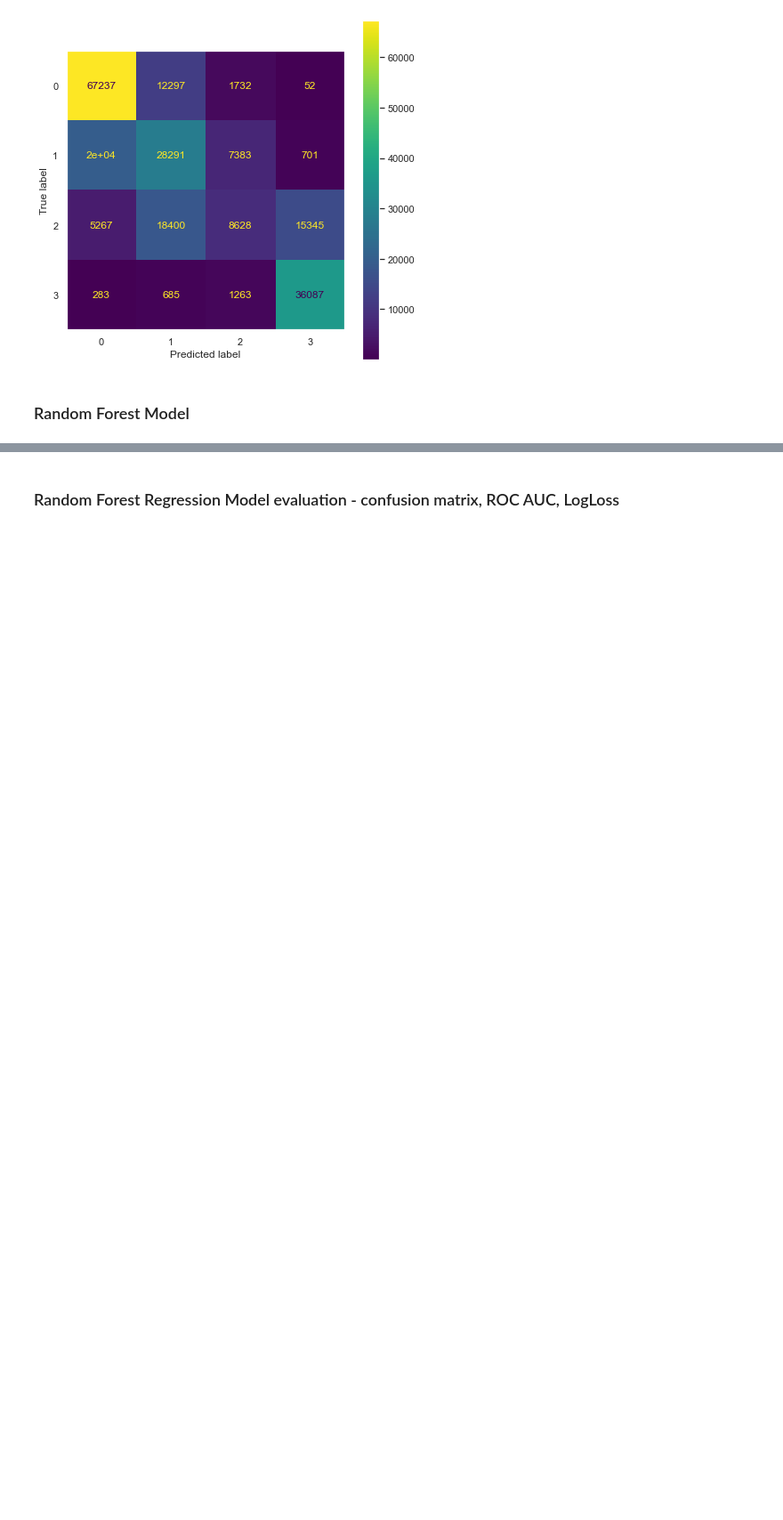
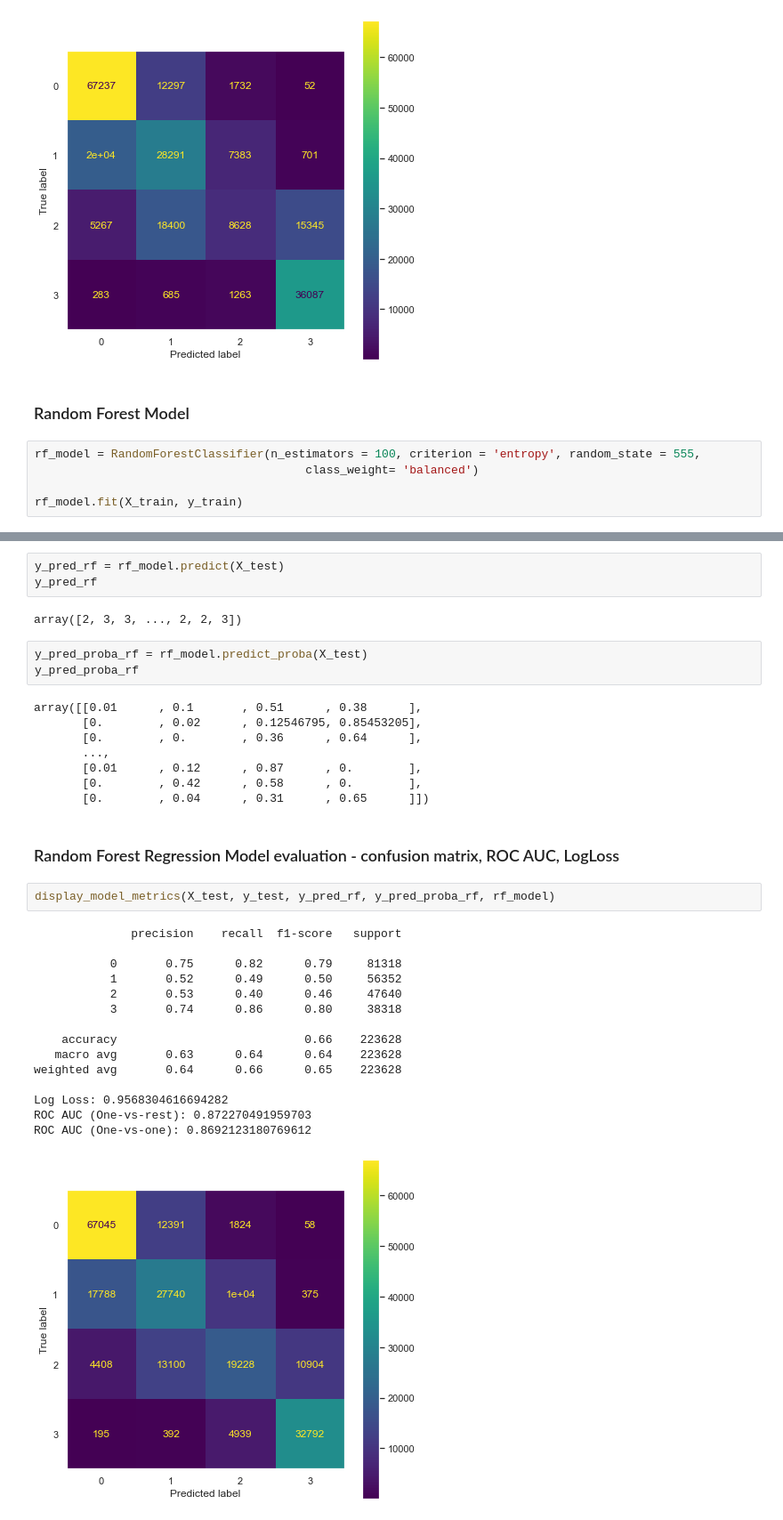
Before and after one commit to LiyanaRoslie/google-apps-ml, a Jupyter notebook: Playstore-ML.ipynb, the cells around one changed output, grey strips where cells are left out. Shown at 89% size. Drawn from its saved outputs; the diff is of its cells as text; blank space fills up the shorter version.

Commit message:
added until gradient boosting model

```diff
--- a/Playstore-ML.ipynb
+++ b/Playstore-ML.ipynb
@@ -932,3 +933,8 @@ ROC AUC (One-vs-one): 0.8468481999286217
 [figure]
 # %% [markdown]
 ### Random Forest Model
+# %%
+rf_model = RandomForestClassifier(n_estimators = 100, criterion = 'entropy', random_state = 555,
+                                       class_weight= 'balanced')
+
+rf_model.fit(X_train, y_train)
@@ -935,2 +944,36 @@ ROC AUC (One-vs-one): 0.8468481999286217
+# %%
+y_pred_rf = rf_model.predict(X_test)
+y_pred_rf
+# %% [output]
+array([2, 3, 3, ..., 2, 2, 3])
+# %%
+y_pred_proba_rf = rf_model.predict_proba(X_test)
+y_pred_proba_rf
+# %% [output]
+array([[0.01      , 0.1       , 0.51      , 0.38      ],
+       [0.        , 0.02      , 0.12546795, 0.85453205],
+       [0.        , 0.        , 0.36      , 0.64      ],
+       ...,
+       [0.01      , 0.12      , 0.87      , 0.        ],
+       [0.        , 0.42      , 0.58      , 0.        ],
+       [0.        , 0.04      , 0.31      , 0.65      ]])
 # %% [markdown]
 ### Random Forest Regression Model evaluation - confusion matrix, ROC AUC, LogLoss
+# %%
+display_model_metrics(X_test, y_test, y_pred_rf, y_pred_proba_rf, rf_model)
+# %% [output]
+              precision    recall  f1-score   support
+
+           0       0.75      0.82      0.79     81318
+           1       0.52      0.49      0.50     56352
+           2       0.53      0.40      0.46     47640
+           3       0.74      0.86      0.80     38318
+
+    accuracy                           0.66    223628
+   macro avg       0.63      0.64      0.64    223628
+weighted avg       0.64      0.66      0.65    223628
+
+Log Loss: 0.9568304616694282
+ROC AUC (One-vs-rest): 0.872270491959703
+ROC AUC (One-vs-one): 0.8692123180769612
+[figure, added]
```
Also changed, not shown: parts of 7 cells of this notebook.
